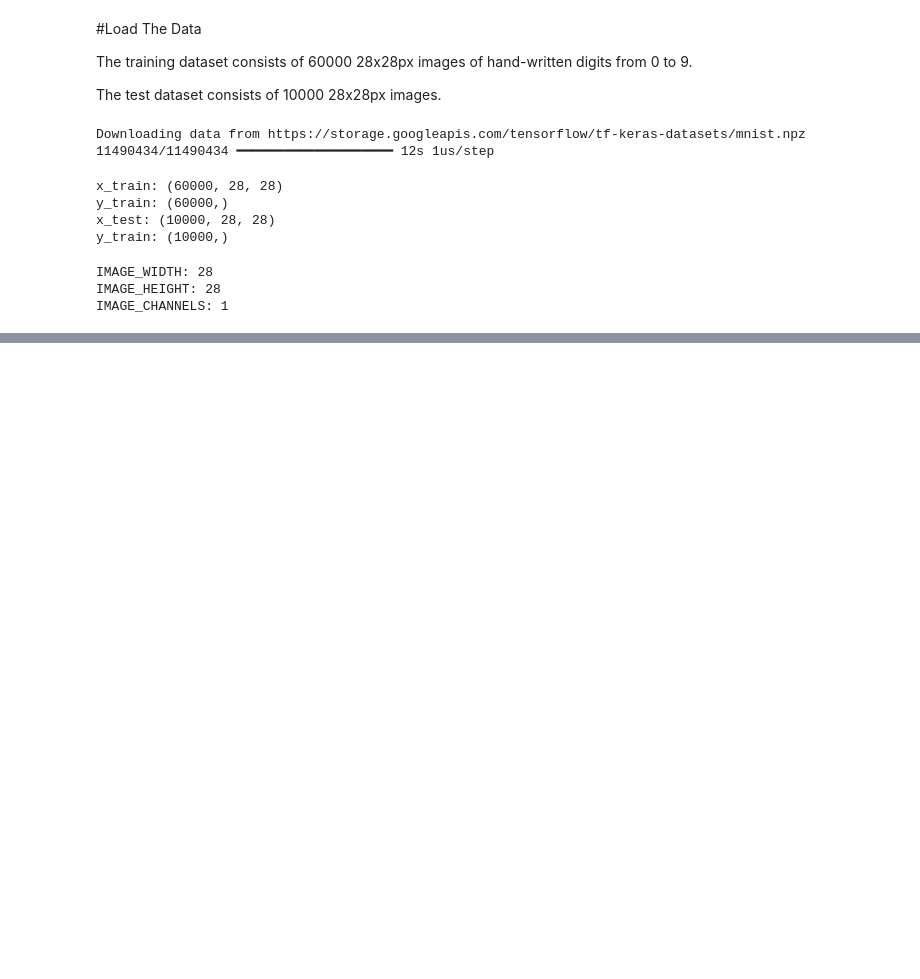
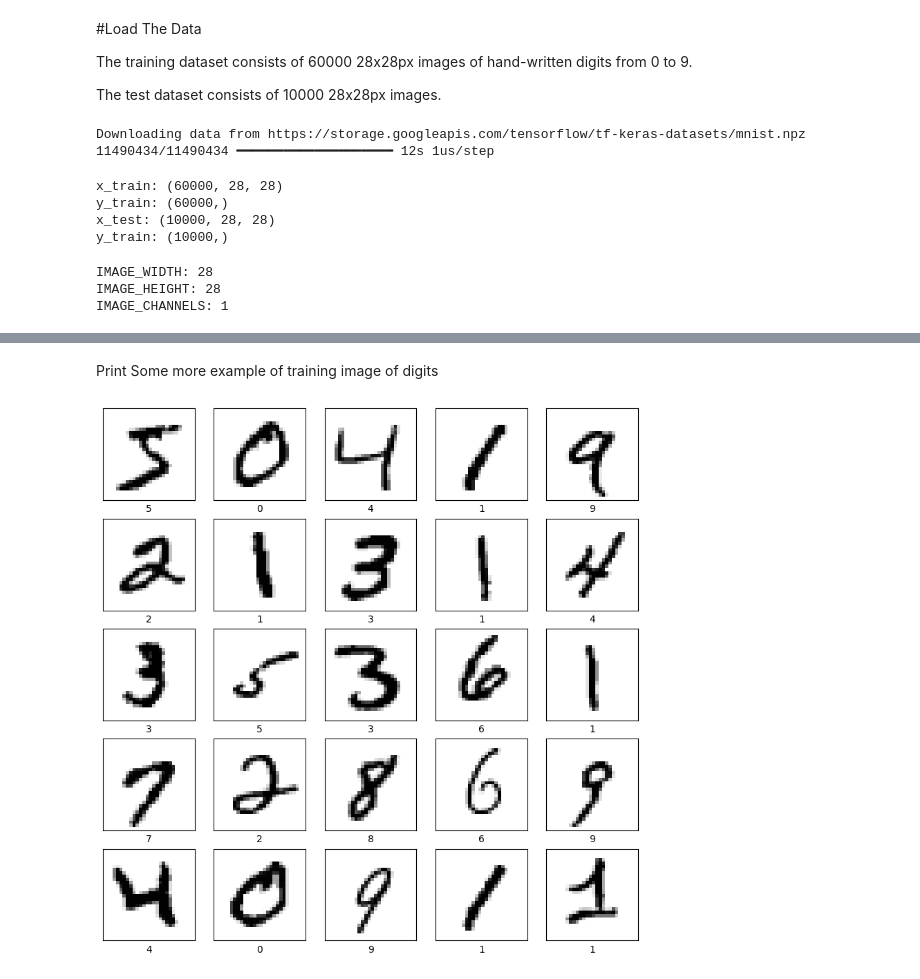
Before and after one commit to Maruf520/handwritten-digit-recognizer, a Jupyter notebook: digits_recognition.ipynb, the cells around one changed output, grey strips where cells are left out. Cells and saved outputs as stored; diff of their text form; code cells hidden in the pictures; blank space fills up the shorter version.

```diff
--- a/digits_recognition.ipynb
+++ b/digits_recognition.ipynb
@@ -51,0 +82,16 @@ IMAGE_CHANNELS: 1
+# %% [markdown]
+Print Some more example of training image of digits
+# %%
+numbers_to_display = 25
+num_cell =  math.ceil(math.sqrt(numbers_to_display))
+plt.figure(figsize=(10,10))
+for i in range(numbers_to_display):
+    plt.subplot(num_cell, num_cell, i+1)
+    plt.xticks([])
+    plt.yticks([])
+    plt.grid(False)
+    plt.imshow(x_train[i], cmap=plt.cm.binary)
+    plt.xlabel(y_train[i])
+plt.show()
+# %% [output]
+[figure, added]
```
Also changed, not shown: parts of 4 cells of this notebook.
